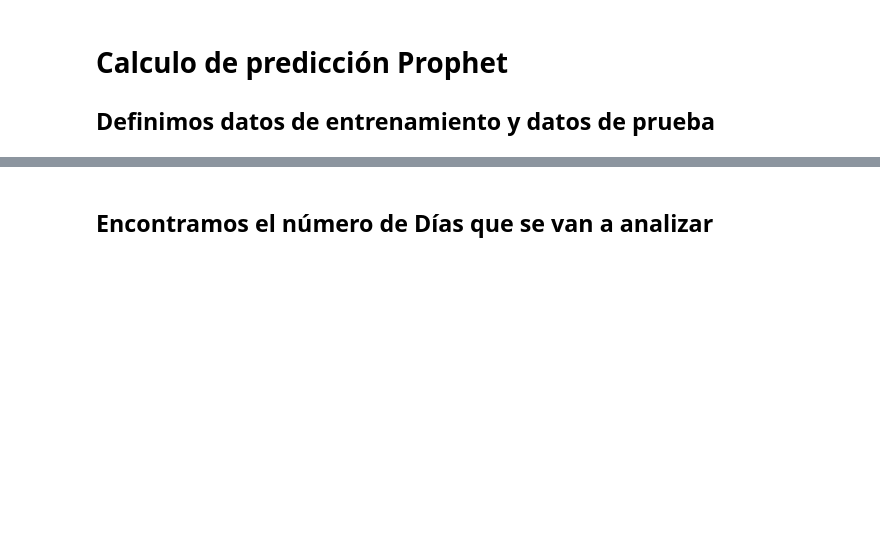
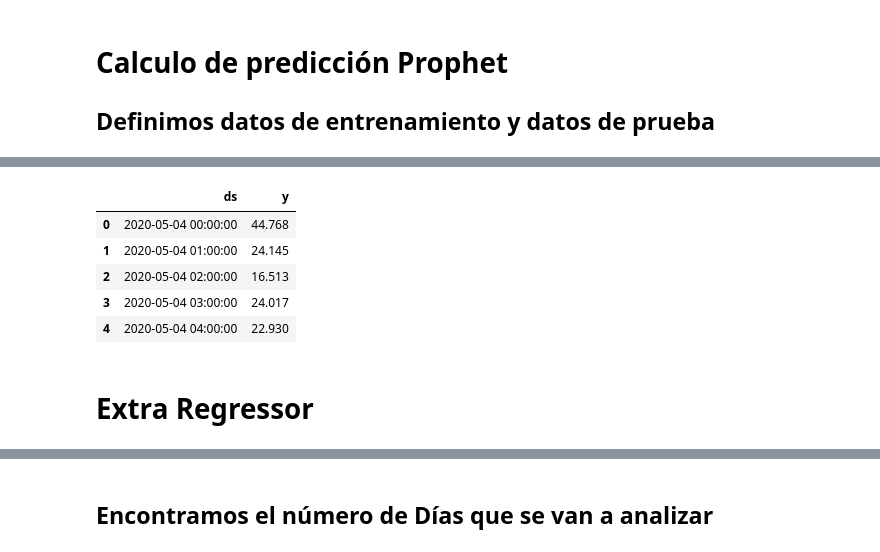
Before and after one commit to Jhonvalencia77/5to_avance, a Jupyter notebook: 0Modelo_Prophet_Lunes.ipynb, the cells around one changed output, grey strips where cells are left out. Drawn from its saved outputs; the diff is of its cells as text; code cells hidden in the pictures; blank space fills up the shorter version.

```diff
--- a/0Modelo_Prophet_Lunes.ipynb
+++ b/0Modelo_Prophet_Lunes.ipynb
@@ -259,0 +324,11 @@ Train = Lunes
+# %%
+Train.head()
+# %% [output]
+|  | ds | y |
+| 0 | 2020-05-04 00:00:00 | 44.768 |
+| 1 | 2020-05-04 01:00:00 | 24.145 |
+| 2 | 2020-05-04 02:00:00 | 16.513 |
+| 3 | 2020-05-04 03:00:00 | 24.017 |
+| 4 | 2020-05-04 04:00:00 | 22.930 |
+# %% [markdown]
+# Extra Regressor
```
Also changed, not shown: parts of 24 cells of this notebook.
